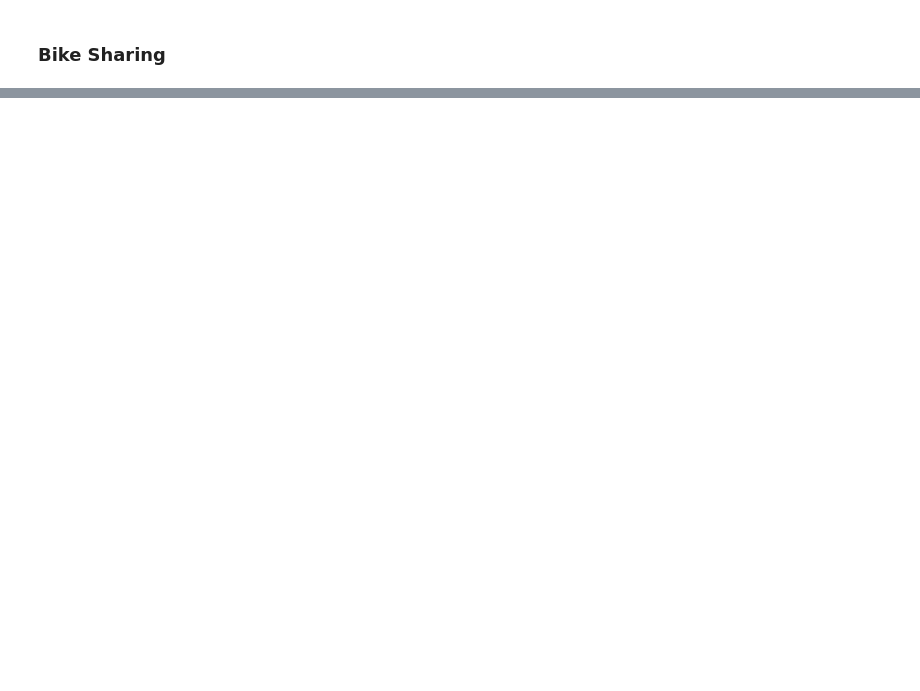
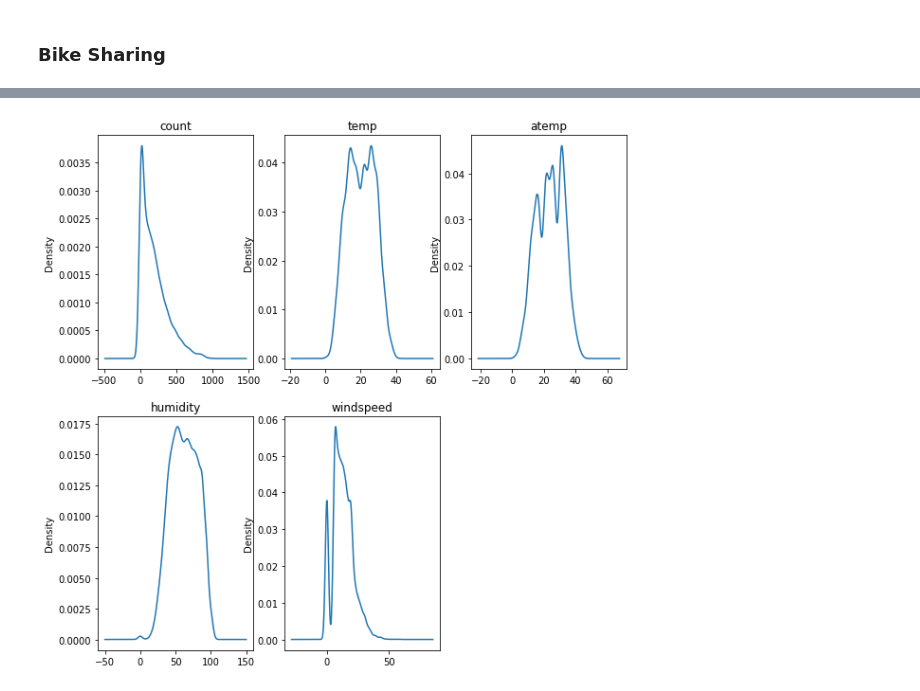
Before and after one commit to stezarpriansya/python-adsb, a Jupyter notebook: Script anak-anak/ETS.ipynb, the cells around one changed output, grey strips where cells are left out. Cells and saved outputs as stored; diff of their text form; code cells hidden in the pictures; blank space fills up the shorter version.

```diff
--- a/Script anak-anak/ETS.ipynb
+++ b/Script anak-anak/ETS.ipynb
@@ -1344,0 +1636,20 @@ import numpy as np
+# %%
+plt.figure(figsize=(10,10))
+plt.subplot(231)
+plt.title('count')
+train['count'].plot.kde()
+plt.subplot(232)
+plt.title('temp')
+train['temp'].plot.kde()
+plt.subplot(233)
+plt.title('atemp')
+train['atemp'].plot.kde()
+plt.subplot(234)
+plt.title('humidity')
+train['humidity'].plot.kde()
+plt.subplot(235)
+plt.title('windspeed')
+train['windspeed'].plot.kde()
+plt.show()
+# %% [output]
+[figure, added]
```
Also changed, not shown: parts of 39 cells of this notebook, 3 other files.
